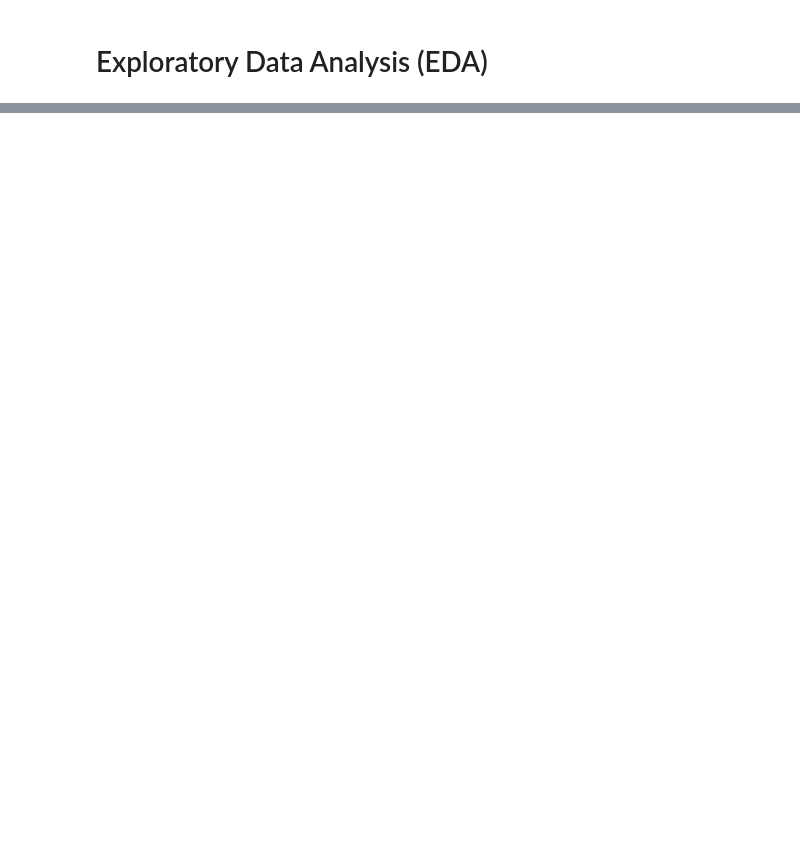
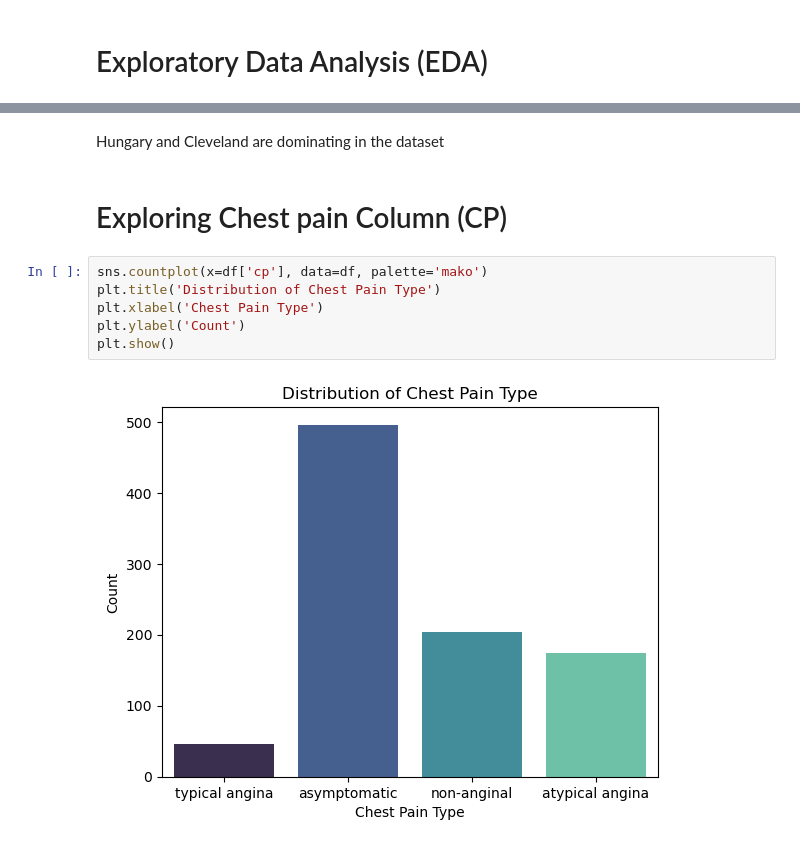
Before and after one commit to prashantpq/Data-Science-Internship, a Jupyter notebook: Week_1/Heart_Disease_Prediction/main.ipynb, the cells around one changed output, grey strips where cells are left out. Drawn from its saved outputs; the diff is of its cells as text; blank space fills up the shorter version.

```diff
--- a/Week_1/Heart_Disease_Prediction/main.ipynb
+++ b/Week_1/Heart_Disease_Prediction/main.ipynb
@@ -463,0 +543,12 @@ max      2.000000    3.000000    2.000000    4.000000
+# %% [markdown]
+Hungary and Cleveland are dominating in the dataset
+# %% [markdown]
+# Exploring Chest pain Column (CP)
+# %%
+sns.countplot(x=df['cp'], data=df, palette='mako')
+plt.title('Distribution of Chest Pain Type')
+plt.xlabel('Chest Pain Type')
+plt.ylabel('Count')
+plt.show()
+# %% [output]
+[figure, added]
```
Also changed, not shown: parts of 27 cells of this notebook.
